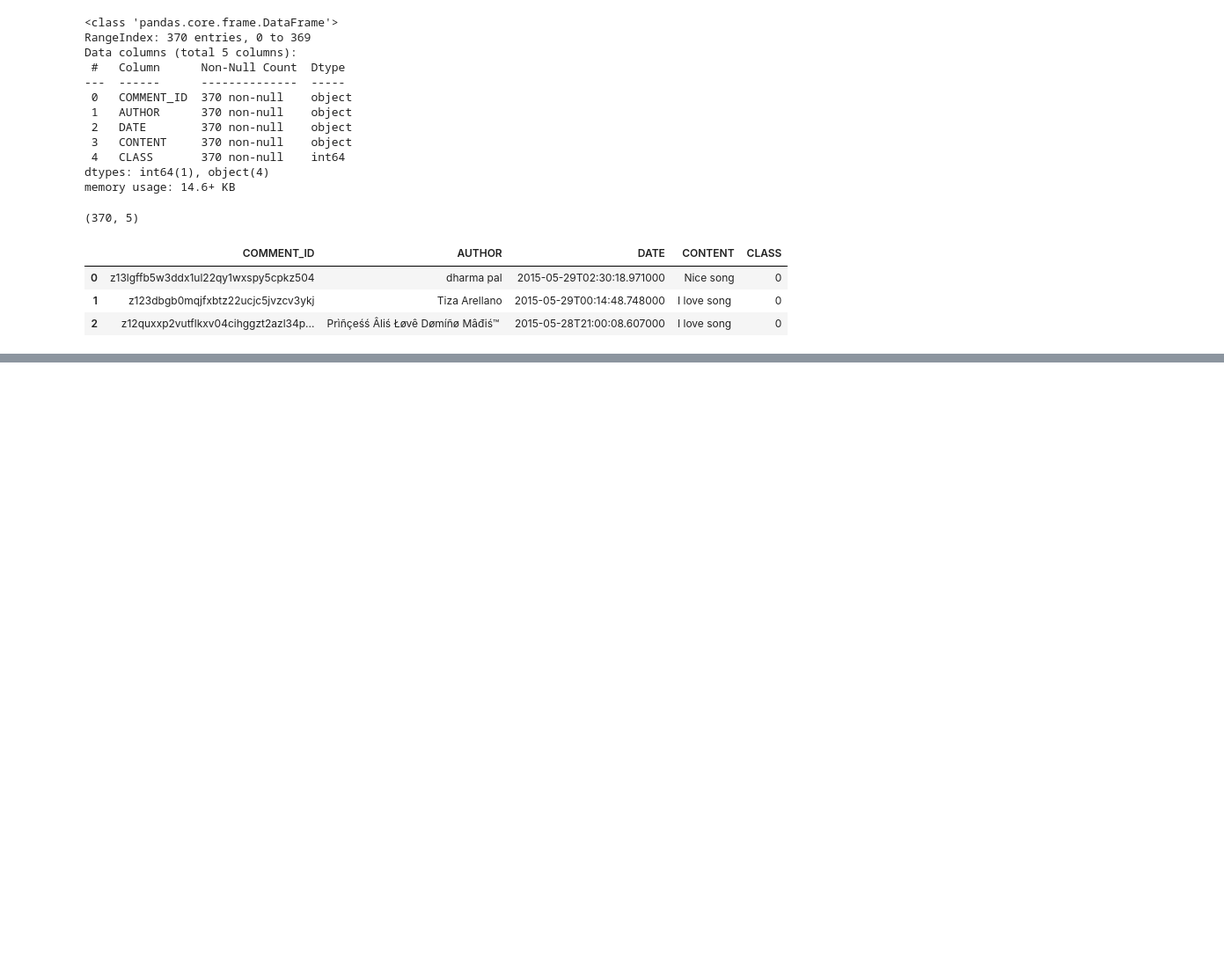
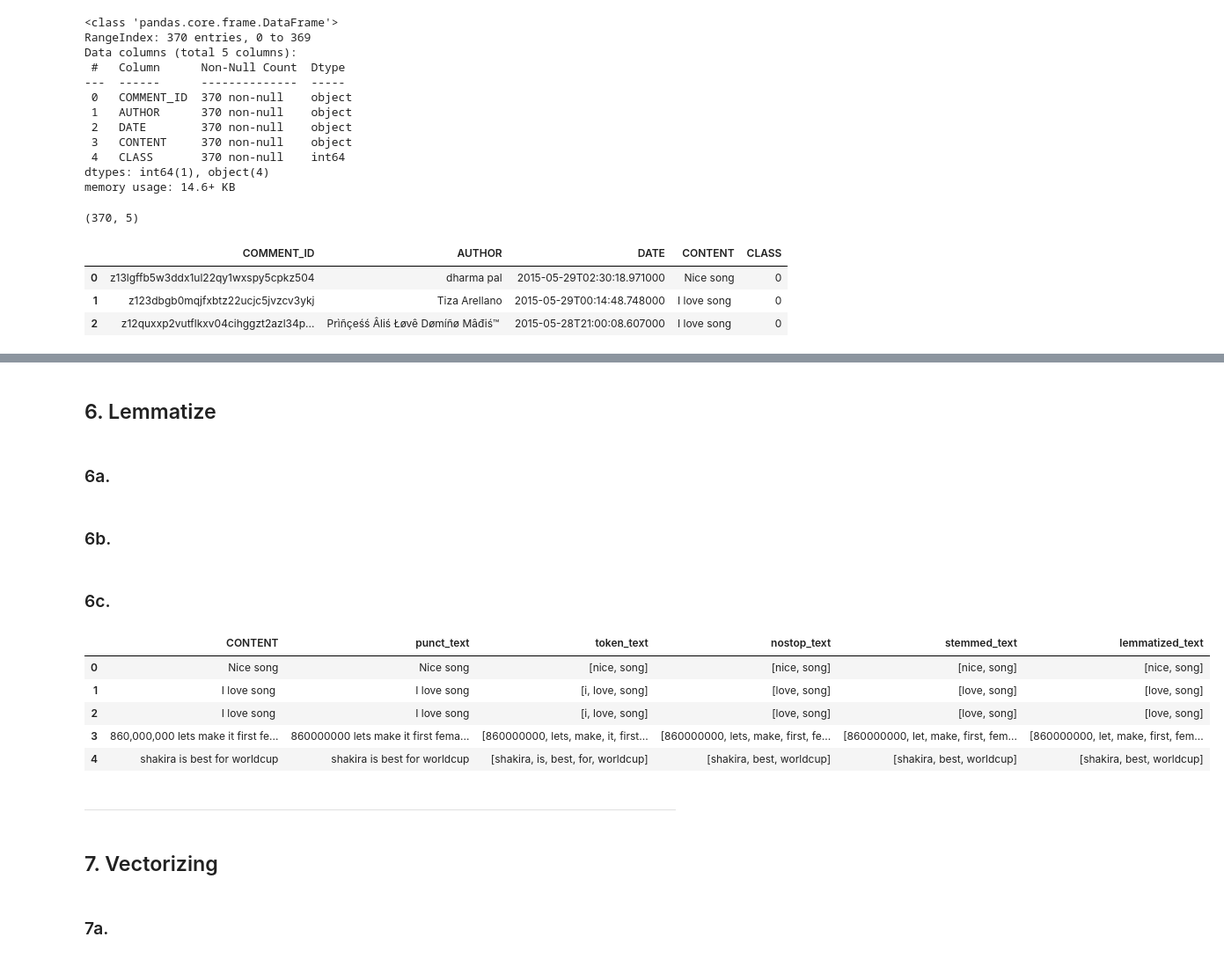
Before and after one commit to doraicharan/loyalist_assignment, a Jupyter notebook: nlp_ass2/nlp_ass2.ipynb, the cells around one changed output, grey strips where cells are left out. Shown at 88% size. Saved outputs shown, nothing was run; the diff lists cells and outputs as text; code cells hidden in the pictures; blank space fills up the shorter version.

```diff
--- a/nlp_ass2/nlp_ass2.ipynb
+++ b/nlp_ass2/nlp_ass2.ipynb
@@ -53,0 +187,7 @@ Name: CONTENT, dtype: object
+# %% [markdown]
+## 6. Lemmatize
+# %% [markdown]
+### 6a.
+# %%
+from nltk.stem import WordNetLemmatizer
+wnl = WordNetLemmatizer()
@@ -53,0 +196,27 @@ Name: CONTENT, dtype: object
+# %% [markdown]
+### 6b.
+# %%
+def lemmatizer(word_list, wnl):
+    lemmatized_words = [wnl.lemmatize(w) for w in word_list]
+    return lemmatized_words
+# %%
+lemmatized_text = pd.Series(dataset['nostop_text'].map(lambda x:lemmatizer(x, wnl)), name="lemmatized_text")
+# %%
+dataset = pd.concat([dataset, lemmatized_text], axis=1)
+# %% [markdown]
+### 6c.
+# %%
+dataset.head()
+# %% [output]
+|  | CONTENT | punct_text | token_text | nostop_text | stemmed_text | lemmatized_text |
+| 0 | Nice song﻿ | Nice song | [nice, song] | [nice, song] | [nice, song] | [nice, song] |
+| 1 | I love song ﻿ | I love song | [i, love, song] | [love, song] | [love, song] | [love, song] |
+| 2 | I love song ﻿ | I love song | [i, love, song] | [love, song] | [love, song] | [love, song] |
+| 3 | 860,000,000 lets make it first fe... | 860000000 lets make it first fema... | [860000000, lets, make, it, first... | [860000000, lets, make, first, fe... | [860000000, let, make, first, fem... | [860000000, let, make, first, fem... |
+| 4 | shakira is best for worldcup﻿ | shakira is best for worldcup | [shakira, is, best, for, worldcup] | [shakira, best, worldcup] | [shakira, best, worldcup] | [shakira, best, worldcup] |
+# %% [markdown]
+---
+# %% [markdown]
+## 7. Vectorizing
+# %% [markdown]
+### 7a.
```
Also changed, not shown: parts of 50 cells of this notebook, 1 other file.
